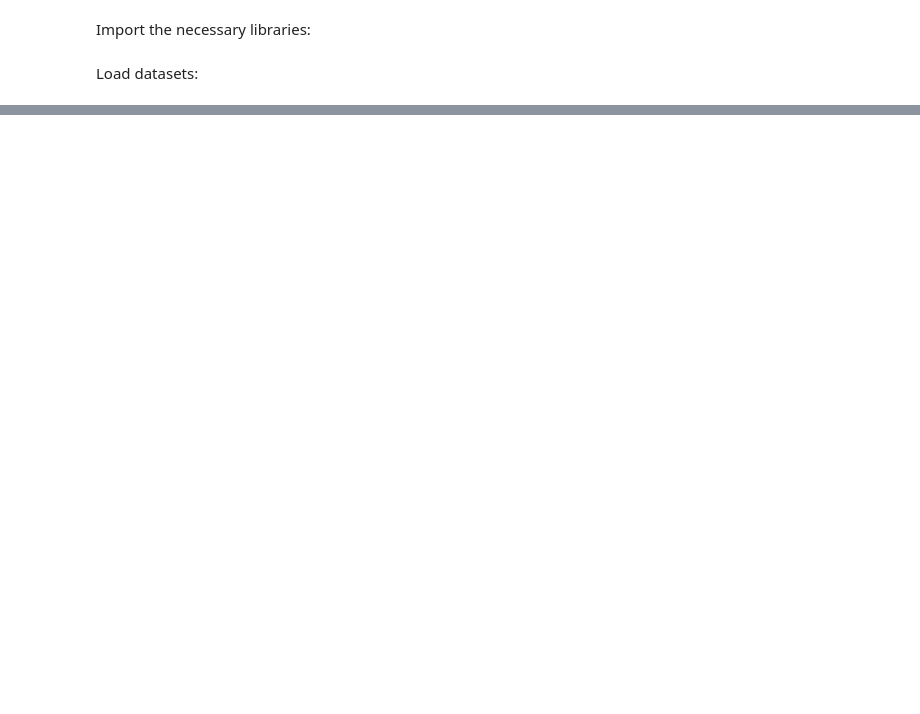
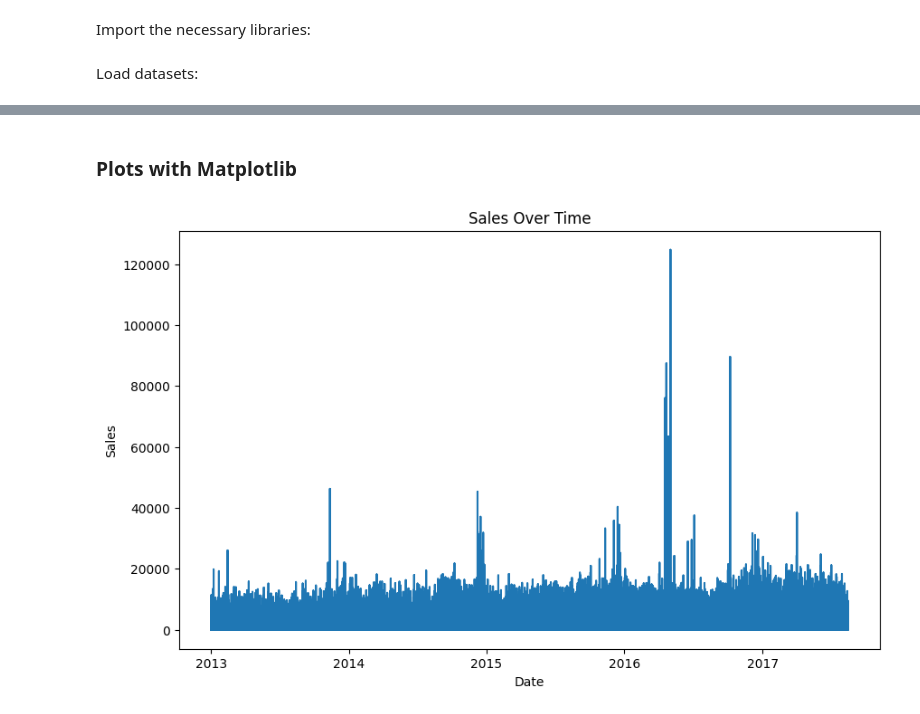
Before and after one commit to Cosimocarl/TimeSeriesProject-StoreSales, a Jupyter notebook: PrimaVersione.ipynb, the cells around one changed output, grey strips where cells are left out. Saved outputs shown, nothing was run; the diff lists cells and outputs as text; code cells hidden in the pictures; blank space fills up the shorter version.

Commit message:
fino development of the time series

```diff
--- a/PrimaVersione.ipynb
+++ b/PrimaVersione.ipynb
@@ -40,0 +42,2 @@ train_data = pd.read_csv()
+# %%
+train_data = pd.read_csv('data/store-sales-time-series-forecasting/train.csv')
@@ -40,0 +97,2 @@ train_data = pd.read_csv()
+# %%
+train_data = pd.get_dummies(train_data, columns=['family','store_nbr'], drop_first=True)
@@ -40,0 +123,2 @@ train_data = pd.read_csv()
+# %%
+train_data['date'] = pd.to_datetime(train_data['date'])
@@ -40,0 +133,4 @@ train_data = pd.read_csv()
+# %%
+train_data['month'] = train_data['date'].dt.month
+train_data['day_of_week'] = train_data['date'].dt.dayofweek
+train_data['week_of_year'] = train_data['date'].dt.isocalendar().week
@@ -40,0 +220,11 @@ train_data = pd.read_csv()
+# %% [markdown]
+### Plots with Matplotlib
+# %%
+plt.figure(figsize=(10, 6))
+plt.plot(train_data['date'], train_data['sales'])  # Replace 'sales' with the column you want to visualize
+plt.title('Sales Over Time')
+plt.xlabel('Date')
+plt.ylabel('Sales')
+plt.show()
+# %% [output]
+[figure, added]
```
Also changed, not shown: parts of 82 cells of this notebook, 6 other files.
